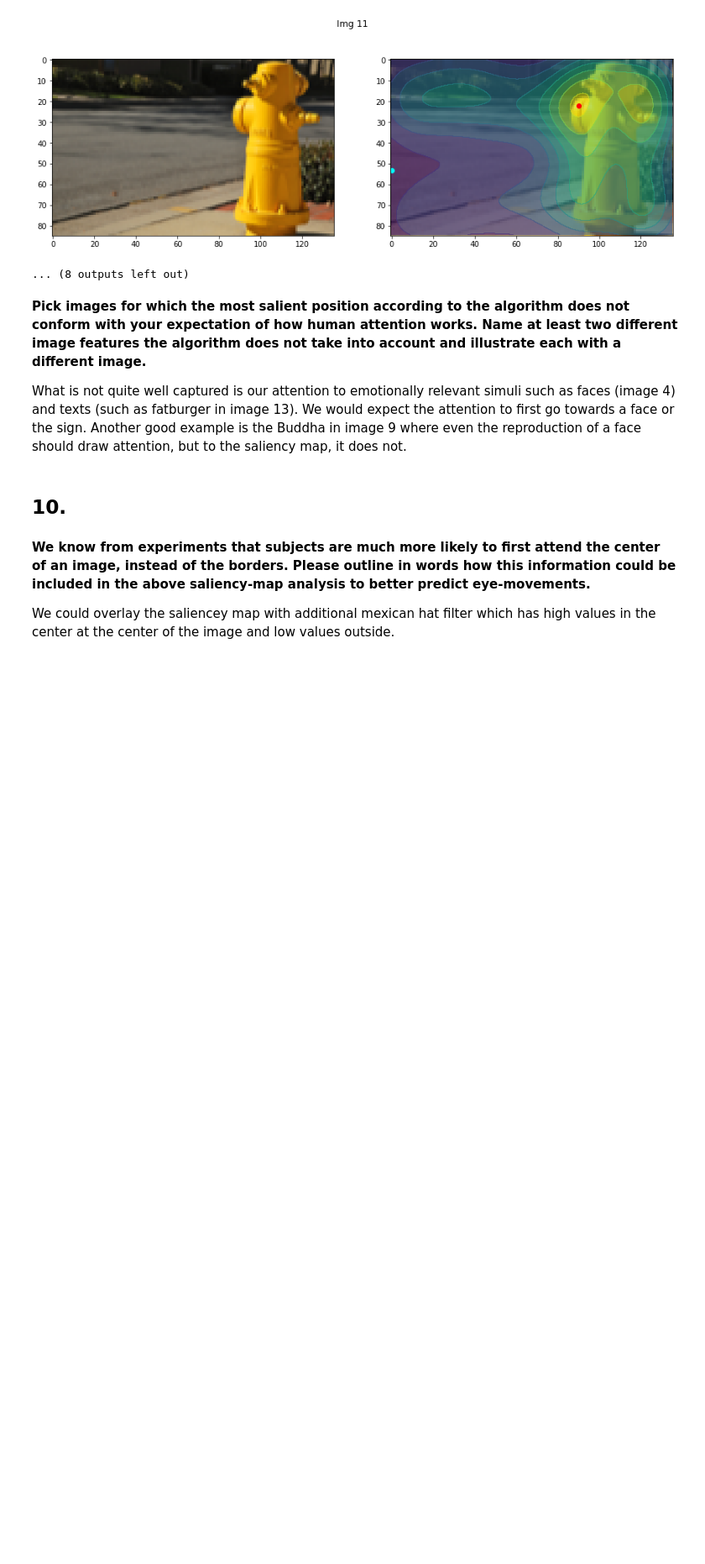
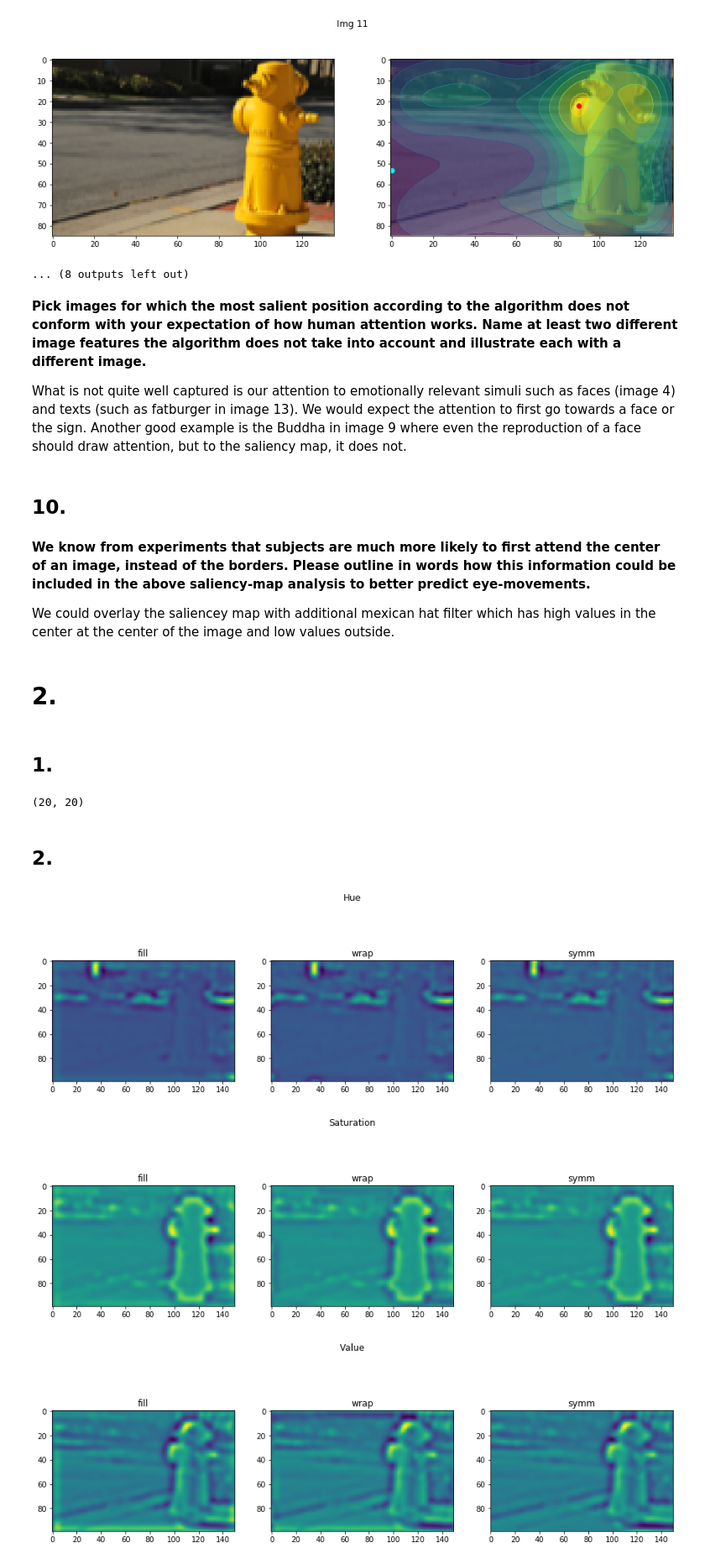
Before and after one commit to DorotheaMueller/mhbf, a Jupyter notebook: ex_4_budding_mueller.ipynb, the cells around one changed output. Shown at 84% size. Cells and saved outputs as stored; diff of their text form; code cells hidden in the pictures; blank space fills up the shorter version.

```diff
--- a/ex_4_budding_mueller.ipynb
+++ b/ex_4_budding_mueller.ipynb
@@ -297,3 +298,51 @@ information could be included in the above saliency-map analysis to better predi
 eye-movements.**
 
 We could overlay the saliencey map with additional mexican hat filter which has high values in the center at the center of the image and low values outside.
+# %% [markdown]
+# 2.
+# %% [markdown]
+## 1.
+# %%
+# Taken from the helper.
+
+def mexican_hat(x_size,y_size,width):
+    '''generate a 2D-mexican hat filter'''
+    x_linear=np.arange(-np.floor(x_size/2.0),np.ceil(x_size/2.0))
+    y_linear=np.arange(-np.floor(y_size/2.0),np.ceil(y_size/2.0))
+    x_grid, y_grid = np.meshgrid(x_linear,y_linear)
+    t = np.sqrt(x_grid**2 + y_grid**2)
+
+    mexican = 2.0 / np.sqrt(3.0) / width / np.pi**(1/4) * (1-1/2.0*t**2/width**2) \
+            * np.exp(-t**2/2/width**2)
+    return np.real(mexican)
+# %%
+img = imread('salience_02.png')
+img_hsv = mlp.colors.rgb_to_hsv(img)
+# Get components.
+hue_comp = img_hsv[:, :, 0]
+saturation_comp = img_hsv[:, :, 1]
+val_comp = img_hsv[:, :, 2]
+
+hat = mexican_hat(20, 20, 3)
+hat.shape
+# %% [output]
+(20, 20)
+# %% [markdown]
+## 2.
+# %%
+all_comp = [hue_comp, saturation_comp, val_comp]
+all_comp_names = ["Hue", "Saturation", "Value"]
+all_boundary_conditions = ['fill', 'wrap', 'symm']
+
+for j, c in enumerate(all_comp):
+    fig, axs = plt.subplots(1, len(all_boundary_conditions), figsize = (15, 5))
+    for i, boundary in enumerate(all_boundary_conditions):
+        # Use mode = 'same' to get original image dimensions.
+        c_conv = convolve2d(c, hat, boundary=boundary, mode = 'same')
+        axs[i].imshow(c_conv)
+        axs[i].set_title(boundary)
+    plt.suptitle(all_comp_names[j])
+# %% [output]
+[figure, added]
+[figure, added]
+[figure, added]
```
Also changed, not shown: parts of 9 cells of this notebook.
